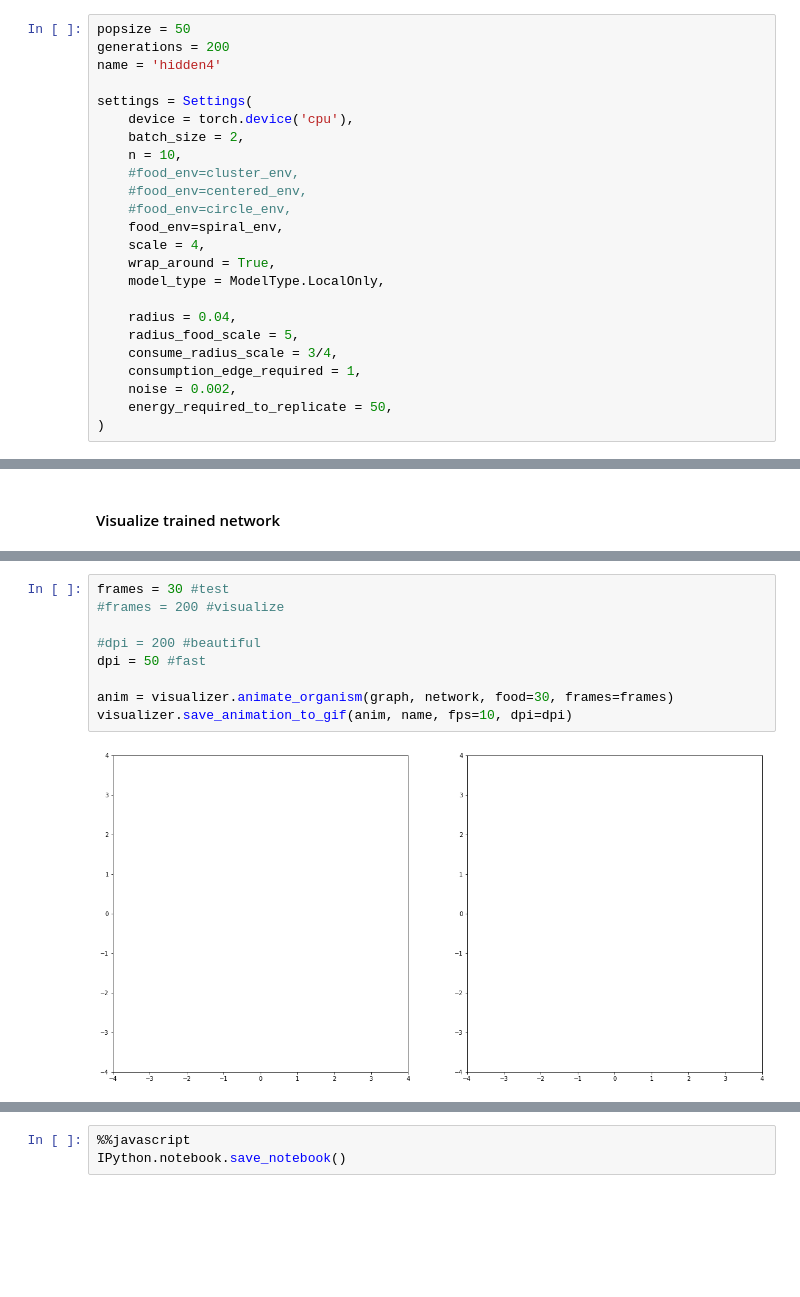
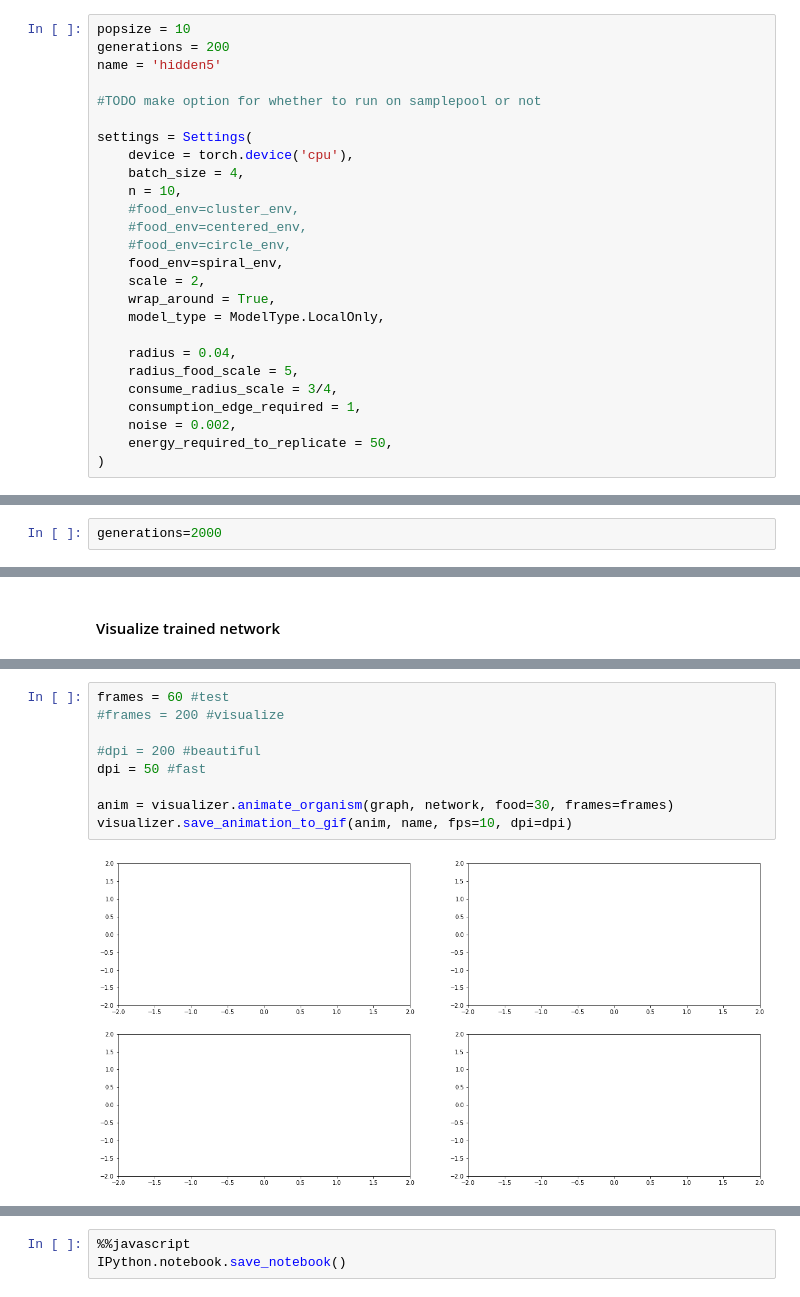
Before and after one commit to Yarlermanden/MultiCellularAutomata, a Jupyter notebook: Thesis/src/evo_test.ipynb, the cells around one changed output, grey strips where cells are left out. Drawn from its saved outputs; the diff is of its cells as text; blank space fills up the shorter version.

```diff
--- a/Thesis/src/evo_test.ipynb
+++ b/Thesis/src/evo_test.ipynb
@@ -22,19 +22,21 @@ centered_env = Centered_Env(food_amount=1000)
 circle_env = Circle_Env(circles=4, food_amount=1000)
 spiral_env = Spiral_Env(spirals=3, food_amount=1000)
 # %%
-popsize = 50
+popsize = 10
 generations = 200
-name = 'hidden4'
+name = 'hidden5'
+
+#TODO make option for whether to run on samplepool or not
 
 settings = Settings(
     device = torch.device('cpu'),
-    batch_size = 2,
+    batch_size = 4,
     n = 10,
     #food_env=cluster_env,
     #food_env=centered_env,
     #food_env=circle_env,
     food_env=spiral_env,
-    scale = 4,
+    scale = 2,
     wrap_around = True,
     model_type = ModelType.LocalOnly,
 
@@ -59,2 +61,4 @@ network = Conv(settings=settings)
+# %%
+generations=2000
 # %%
 trainer.train(generations, name)
@@ -101,14 +85,14 @@ DataBatch(x=[2020, 11], edge_index=[1, 0], device=[2], subsize=[2], velocity=[2]
 # %%
-frames = 30 #test
+frames = 60 #test
 #frames = 200 #visualize
 
 #dpi = 200 #beautiful
 dpi = 50 #fast
 
 anim = visualizer.animate_organism(graph, network, food=30, frames=frames)
 visualizer.save_animation_to_gif(anim, name, fps=10, dpi=dpi)
 # %% [output]
-[figure, old version]
+[figure, new version]
 # %%
 Image('../animation/' + name + '.gif')
 # %% [output]
```
Also changed, not shown: parts of 6 cells of this notebook, 1 other file.
